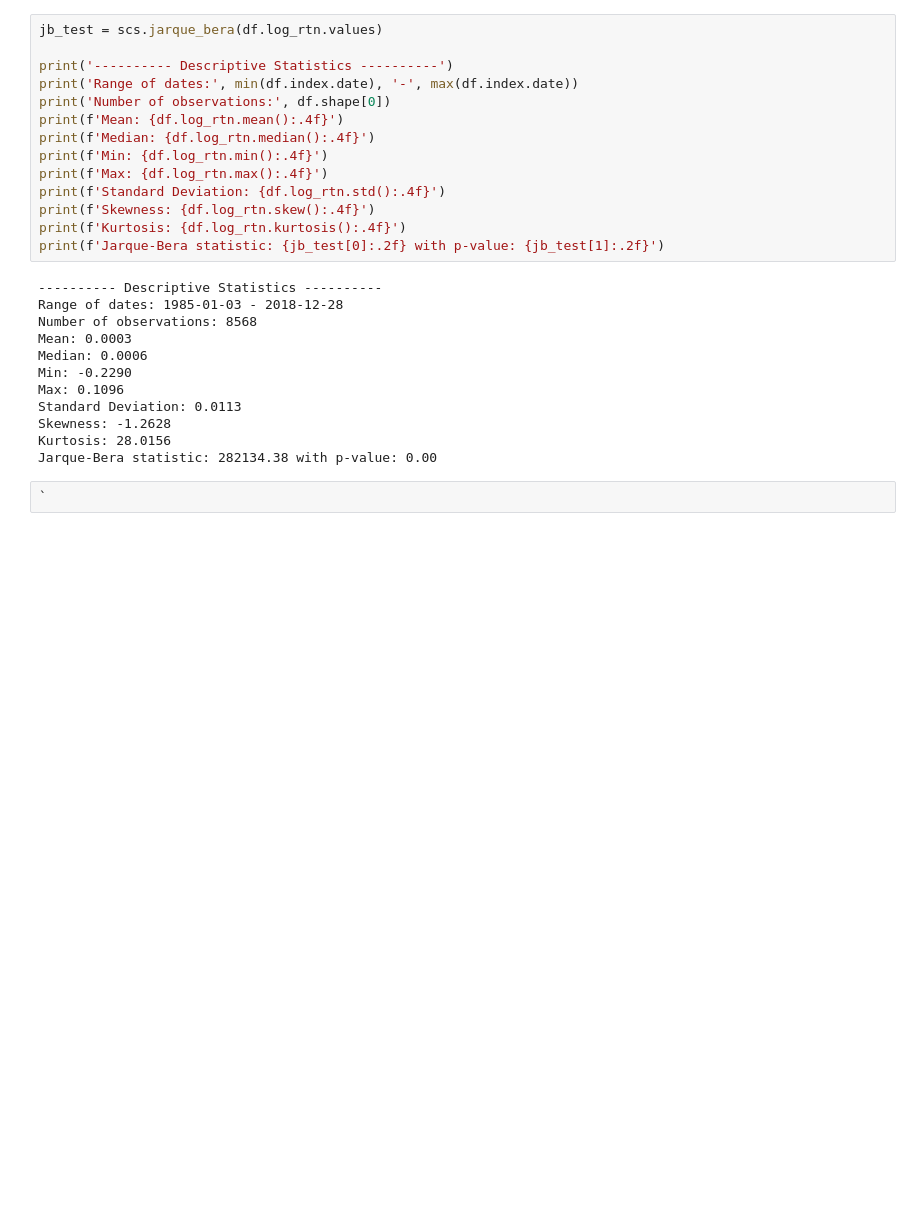
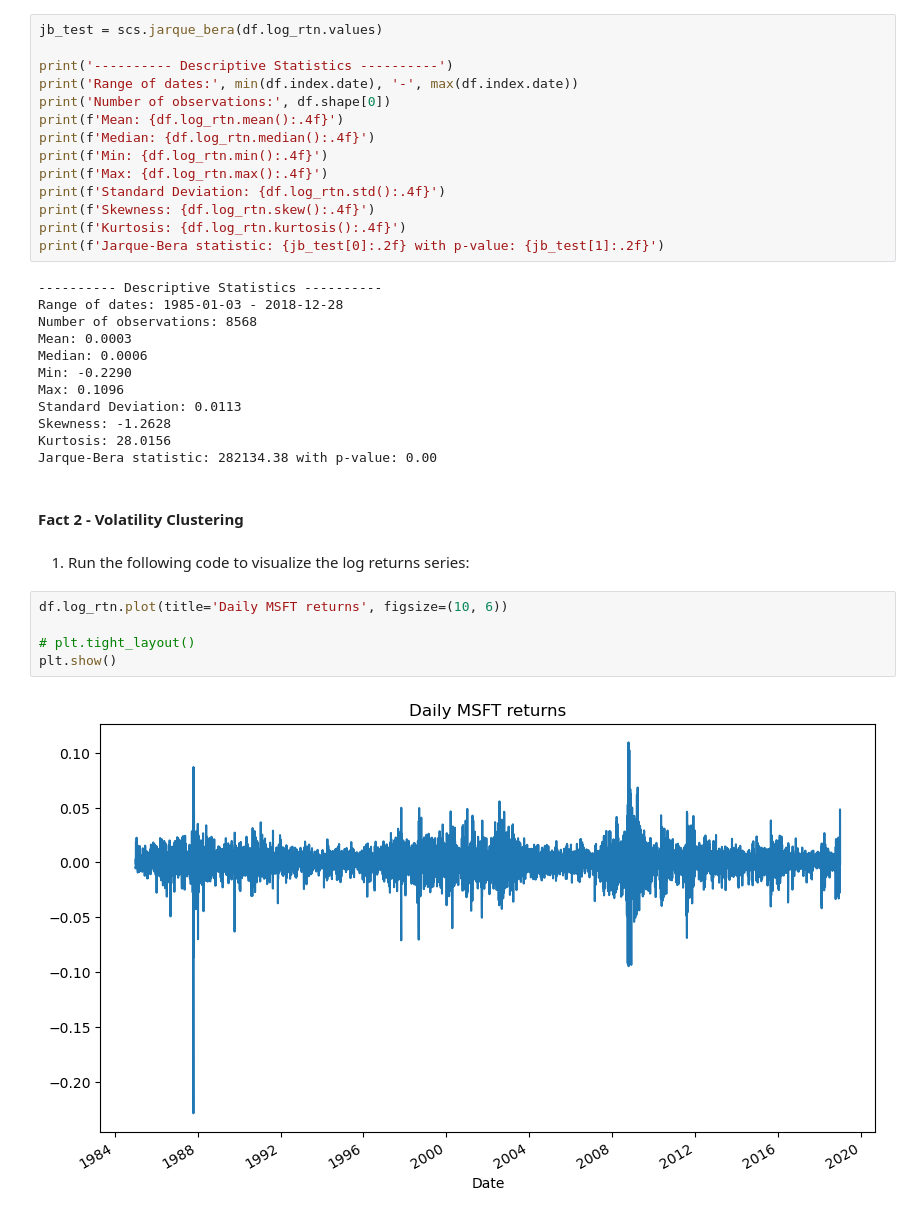
Before and after one commit to enorteyking/Python-For-Finance, a Jupyter notebook: Investigating Stylized Facts of Assest Returns.ipynb, the cells around one changed output. Drawn from its saved outputs; the diff is of its cells as text; blank space fills up the shorter version.

Commit message:
Checking the volatility clustering

```diff
--- a/Investigating Stylized Facts of Assest Returns.ipynb
+++ b/Investigating Stylized Facts of Assest Returns.ipynb
@@ -85,5 +85,14 @@ Standard Deviation: 0.0113
 Skewness: -1.2628
 Kurtosis: 28.0156
 Jarque-Bera statistic: 282134.38 with p-value: 0.00
-# %%
-`
+# %% [markdown]
+#### Fact 2 - Volatility Clustering
+# %% [markdown]
+1. Run the following code to visualize the log returns series:
+# %%
+df.log_rtn.plot(title='Daily MSFT returns', figsize=(10, 6))
+
+# plt.tight_layout()
+plt.show()
+# %% [output]
+[figure, added]
```
Also changed, not shown: 1 other file.
